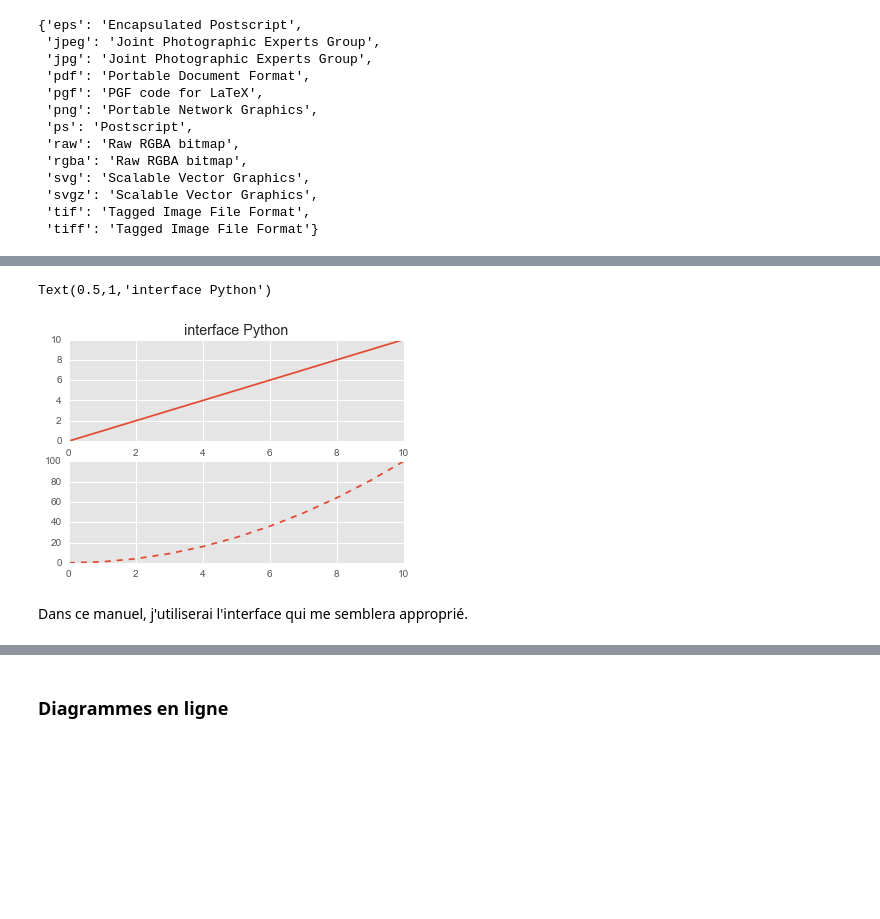
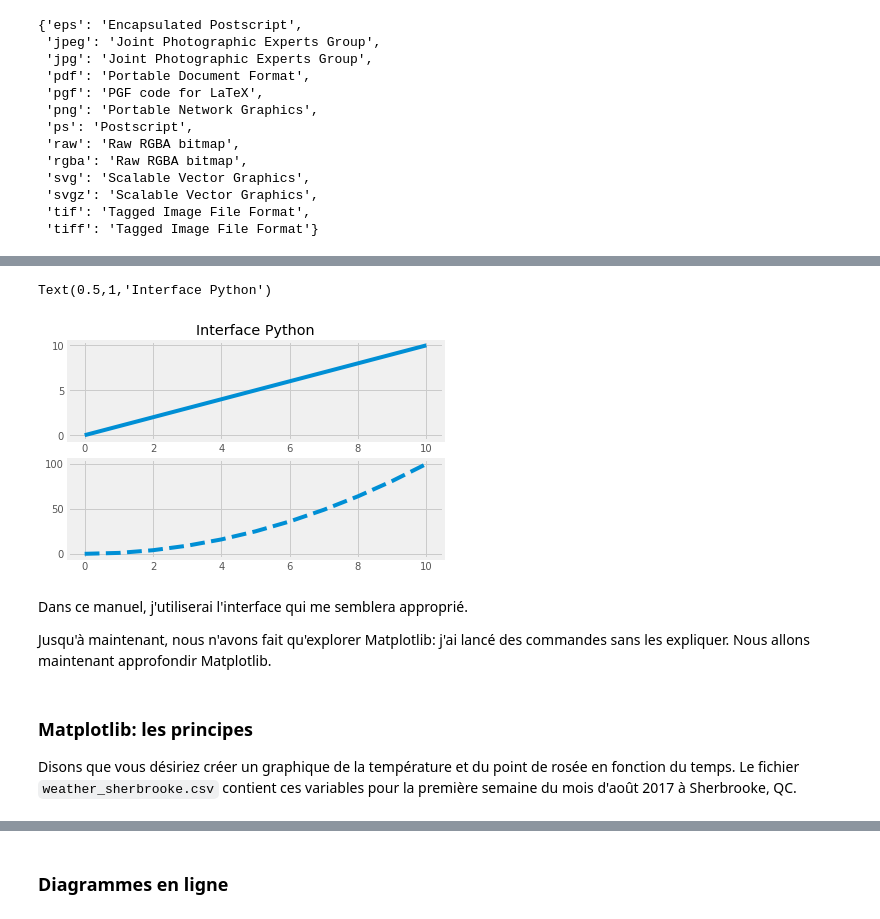
Before and after one commit to essicolo/ecologie-mathematique-Py, a Jupyter notebook: 04_Visualisation/4_Visualisation.ipynb, the cells around one changed output, grey strips where cells are left out. Cells and saved outputs as stored; diff of their text form; code cells hidden in the pictures; blank space fills up the shorter version.

```diff
--- a/04_Visualisation/4_Visualisation.ipynb
+++ b/04_Visualisation/4_Visualisation.ipynb
@@ -144,5 +144,5 @@ Le style `ggplot` me semble visuellement plaisant.
 # %%
-plt.style.use('ggplot')
+plt.style.use('fivethirtyeight')
 # %% [markdown]
 ### Matplotlib dans un notebook
 
@@ -201,10 +201,16 @@ plt.plot(x, x**2, '--')
 # %%
 fig, ax = plt.subplots(2)
 ax[0].plot(x, x, '-')
 ax[1].plot(x, x**2, '--')
-ax[0].set_title('interface Python')
+ax[0].set_title('Interface Python')
 # %% [output]
-Text(0.5,1,'interface Python')
+Text(0.5,1,'Interface Python')
-[figure, old version]
+[figure, new version]
 # %% [markdown]
 Dans ce manuel, j'utiliserai l'interface qui me semblera approprié.
+
+Jusqu'à maintenant, nous n'avons fait qu'explorer Matplotlib: j'ai lancé des commandes sans les expliquer. Nous allons maintenant approfondir Matplotlib.
+# %% [markdown]
+### Matplotlib: les principes
+
+Disons que vous désiriez créer un graphique de la température et du point de rosée en fonction du temps. Le fichier `weather_sherbrooke.csv` contient ces variables pour la première semaine du mois d'août 2017 à Sherbrooke, QC.
```
Also changed, not shown: parts of 37 cells of this notebook, 2 other files.
